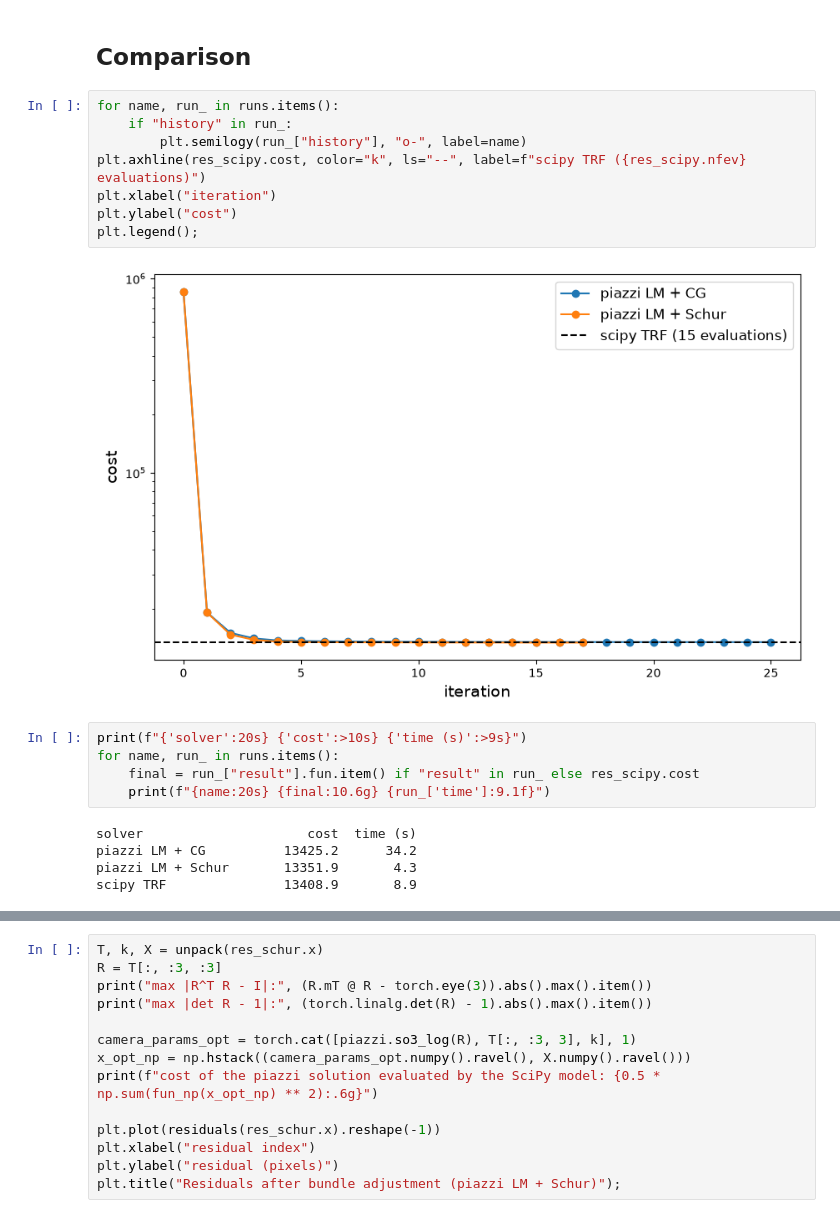
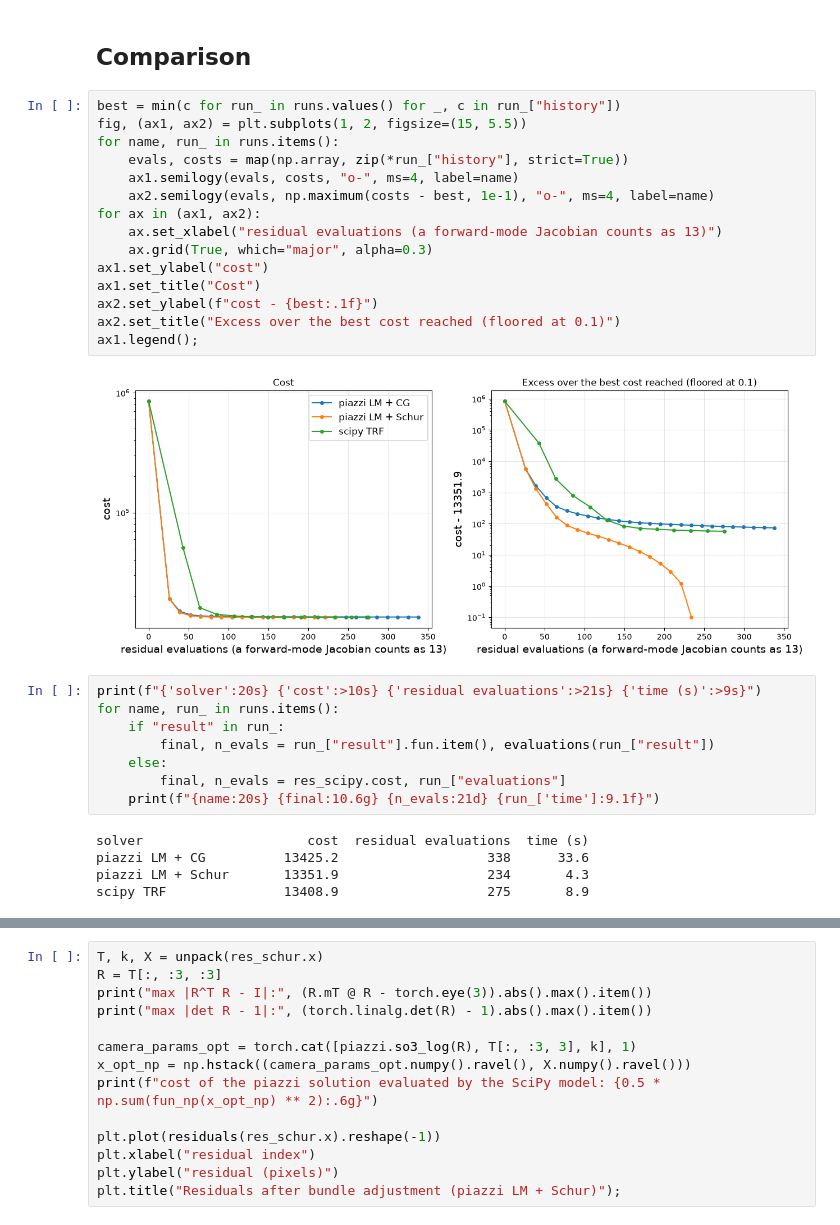
Before and after one commit to cai4cai/torch-piazzi, a Jupyter notebook: notebooks/bundle_adjustment.ipynb, the cells around one changed output, grey strips where cells are left out. Saved outputs shown, nothing was run; the diff lists cells and outputs as text.

```diff
--- a/notebooks/bundle_adjustment.ipynb
+++ b/notebooks/bundle_adjustment.ipynb
@@ -407,23 +449,33 @@ scipy TRF: cost 13408.9 after 15 evaluations, 8.9 s
 # %% [markdown]
 ## Comparison
-# %%
-for name, run_ in runs.items():
-    if "history" in run_:
-        plt.semilogy(run_["history"], "o-", label=name)
-plt.axhline(res_scipy.cost, color="k", ls="--", label=f"scipy TRF ({res_scipy.nfev} evaluations)")
-plt.xlabel("iteration")
-plt.ylabel("cost")
-plt.legend();
-# %% [output]
-[figure, removed]
+# %%
+best = min(c for run_ in runs.values() for _, c in run_["history"])
+fig, (ax1, ax2) = plt.subplots(1, 2, figsize=(15, 5.5))
+for name, run_ in runs.items():
+    evals, costs = map(np.array, zip(*run_["history"], strict=True))
+    ax1.semilogy(evals, costs, "o-", ms=4, label=name)
+    ax2.semilogy(evals, np.maximum(costs - best, 1e-1), "o-", ms=4, label=name)
+for ax in (ax1, ax2):
+    ax.set_xlabel("residual evaluations (a forward-mode Jacobian counts as 13)")
+    ax.grid(True, which="major", alpha=0.3)
+ax1.set_ylabel("cost")
+ax1.set_title("Cost")
+ax2.set_ylabel(f"cost - {best:.1f}")
+ax2.set_title("Excess over the best cost reached (floored at 0.1)")
+ax1.legend();
+# %% [output]
+[figure, added]
 # %%
-print(f"{'solver':20s} {'cost':>10s} {'time (s)':>9s}")
+print(f"{'solver':20s} {'cost':>10s} {'residual evaluations':>21s} {'time (s)':>9s}")
 for name, run_ in runs.items():
-    final = run_["result"].fun.item() if "result" in run_ else res_scipy.cost
-    print(f"{name:20s} {final:10.6g} {run_['time']:9.1f}")
+    if "result" in run_:
+        final, n_evals = run_["result"].fun.item(), evaluations(run_["result"])
+    else:
+        final, n_evals = res_scipy.cost, run_["evaluations"]
+    print(f"{name:20s} {final:10.6g} {n_evals:21d} {run_['time']:9.1f}")
 # %% [output]
-solver                     cost  time (s)
-piazzi LM + CG          13425.2      34.2
-piazzi LM + Schur       13351.9       4.3
-scipy TRF               13408.9       8.9
+solver                     cost  residual evaluations  time (s)
+piazzi LM + CG          13425.2                   338      33.6
+piazzi LM + Schur       13351.9                   234       4.3
+scipy TRF               13408.9                   275       8.9
 # %% [markdown]
```
Also changed, not shown: parts of 11 cells of this notebook.
